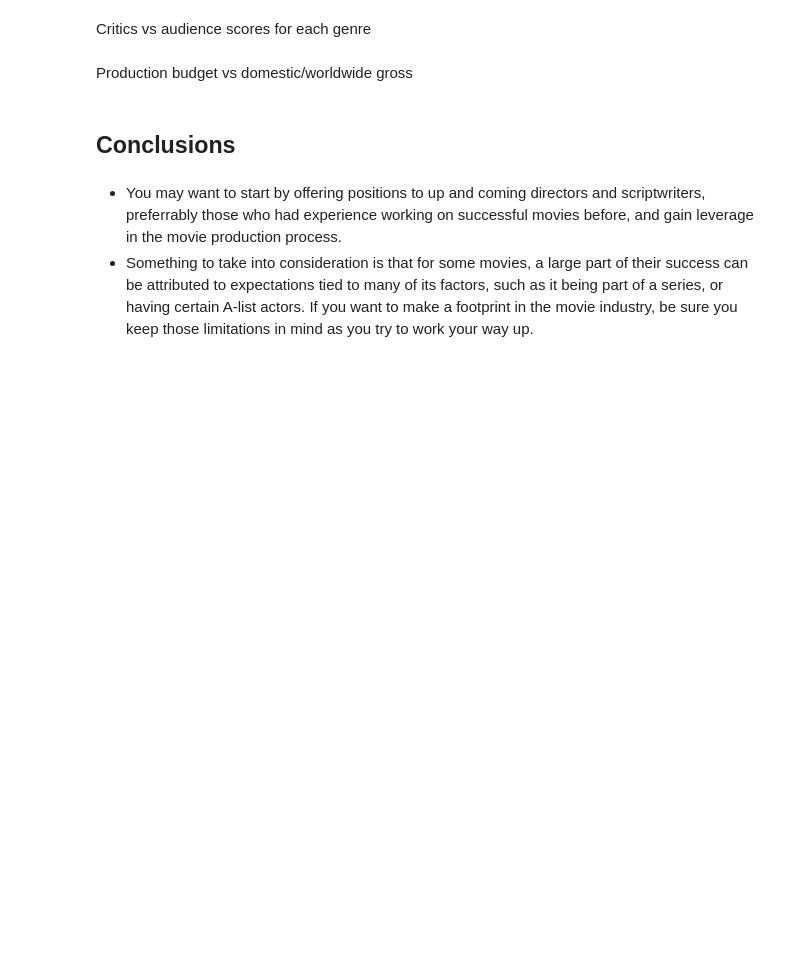
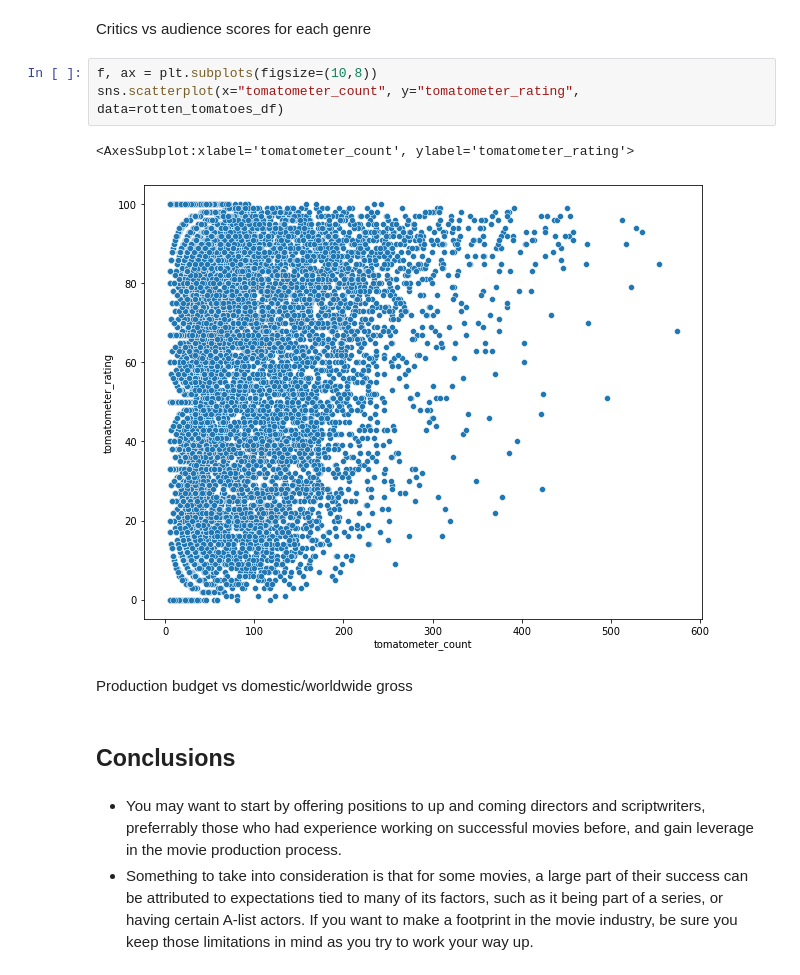
Before and after one commit to nancyho83/Microsoft_Movie_Analysis, a Jupyter notebook: notebook.ipynb, the cells around one changed output. Cells and saved outputs as stored; diff of their text form; blank space fills up the shorter version.

```diff
--- a/notebook.ipynb
+++ b/notebook.ipynb
@@ -124,5 +256,11 @@ Average gross by genre
 # %% [markdown]
 Critics vs audience scores for each genre
+# %%
+f, ax = plt.subplots(figsize=(10,8))
+sns.scatterplot(x="tomatometer_count", y="tomatometer_rating", data=rotten_tomatoes_df)
+# %% [output]
+<AxesSubplot:xlabel='tomatometer_count', ylabel='tomatometer_rating'>
+[figure, added]
 # %% [markdown]
 Production budget vs domestic/worldwide gross
 # %% [markdown]
```
Also changed, not shown: parts of 14 cells of this notebook.
